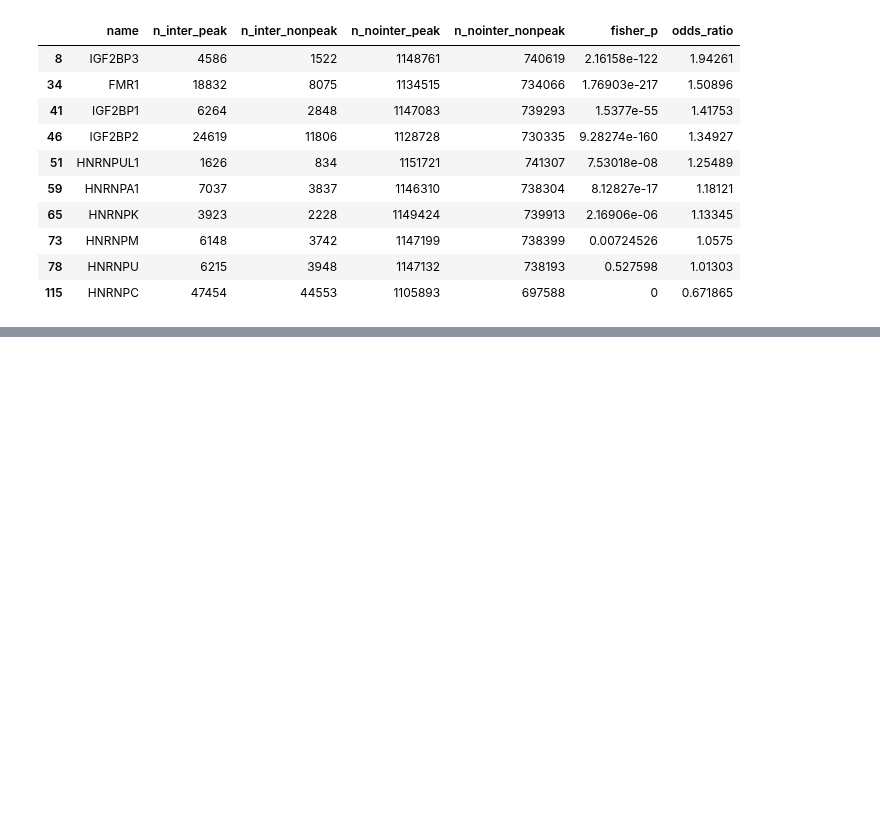
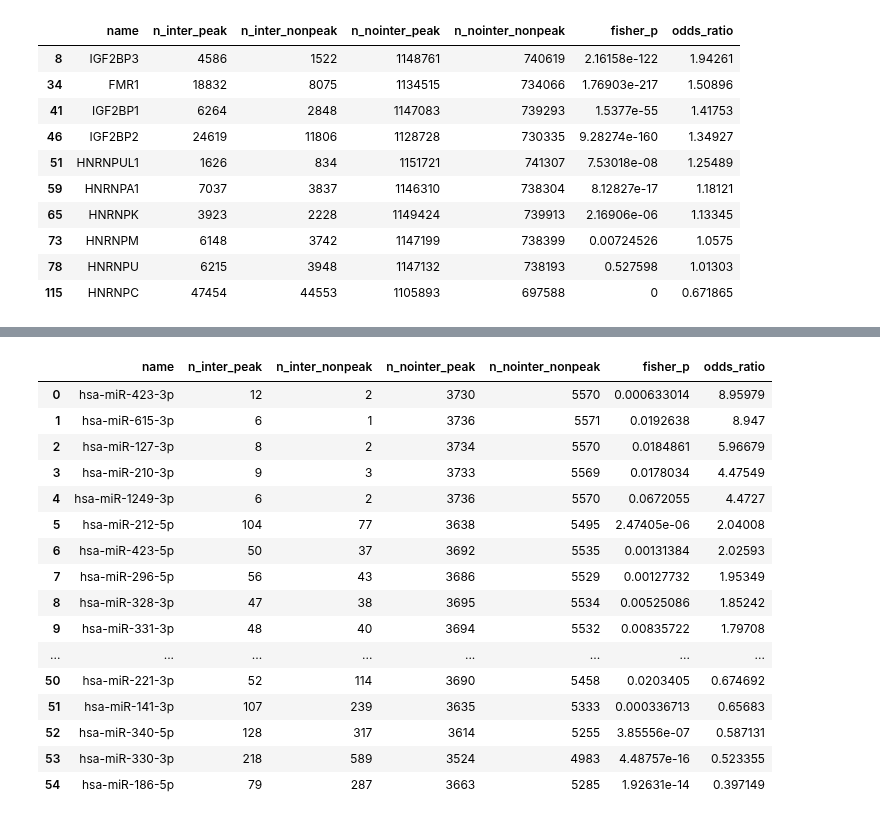
Before and after one commit to xinhe-lab/m6A-ASE, a Jupyter notebook: peaks.ipynb, the cells around one changed output, grey strips where cells are left out. Cells and saved outputs as stored; diff of their text form; code cells hidden in the pictures; blank space fills up the shorter version.

```diff
--- a/peaks.ipynb
+++ b/peaks.ipynb
@@ -176,0 +261,20 @@ fisher_peak_unmerge[fisher_peak_unmerge["name"].isin(RBPs)]
+# %%
+fisher_peak_unmerge_miRNA.sort_values(by = ["odds_ratio"], ascending = False)
+# %% [output]
+|  | name | n_inter_peak | n_inter_nonpeak | n_nointer_peak | n_nointer_nonpeak | fisher_p | odds_ratio |
+| 0 | hsa-miR-423-3p | 12 | 2 | 3730 | 5570 | 0.000633014 | 8.95979 |
+| 1 | hsa-miR-615-3p | 6 | 1 | 3736 | 5571 | 0.0192638 | 8.947 |
+| 2 | hsa-miR-127-3p | 8 | 2 | 3734 | 5570 | 0.0184861 | 5.96679 |
+| 3 | hsa-miR-210-3p | 9 | 3 | 3733 | 5569 | 0.0178034 | 4.47549 |
+| 4 | hsa-miR-1249-3p | 6 | 2 | 3736 | 5570 | 0.0672055 | 4.4727 |
+| 5 | hsa-miR-212-5p | 104 | 77 | 3638 | 5495 | 2.47405e-06 | 2.04008 |
+| 6 | hsa-miR-423-5p | 50 | 37 | 3692 | 5535 | 0.00131384 | 2.02593 |
+| 7 | hsa-miR-296-5p | 56 | 43 | 3686 | 5529 | 0.00127732 | 1.95349 |
+| 8 | hsa-miR-328-3p | 47 | 38 | 3695 | 5534 | 0.00525086 | 1.85242 |
+| 9 | hsa-miR-331-3p | 48 | 40 | 3694 | 5532 | 0.00835722 | 1.79708 |
+| ... | ... | ... | ... | ... | ... | ... | ... |
+| 50 | hsa-miR-221-3p | 52 | 114 | 3690 | 5458 | 0.0203405 | 0.674692 |
+| 51 | hsa-miR-141-3p | 107 | 239 | 3635 | 5333 | 0.000336713 | 0.65683 |
+| 52 | hsa-miR-340-5p | 128 | 317 | 3614 | 5255 | 3.85556e-07 | 0.587131 |
+| 53 | hsa-miR-330-3p | 218 | 589 | 3524 | 4983 | 4.48757e-16 | 0.523355 |
+| 54 | hsa-miR-186-5p | 79 | 287 | 3663 | 5285 | 1.92631e-14 | 0.397149 |
```
Also changed, not shown: parts of 13 cells of this notebook, 4 other files.
